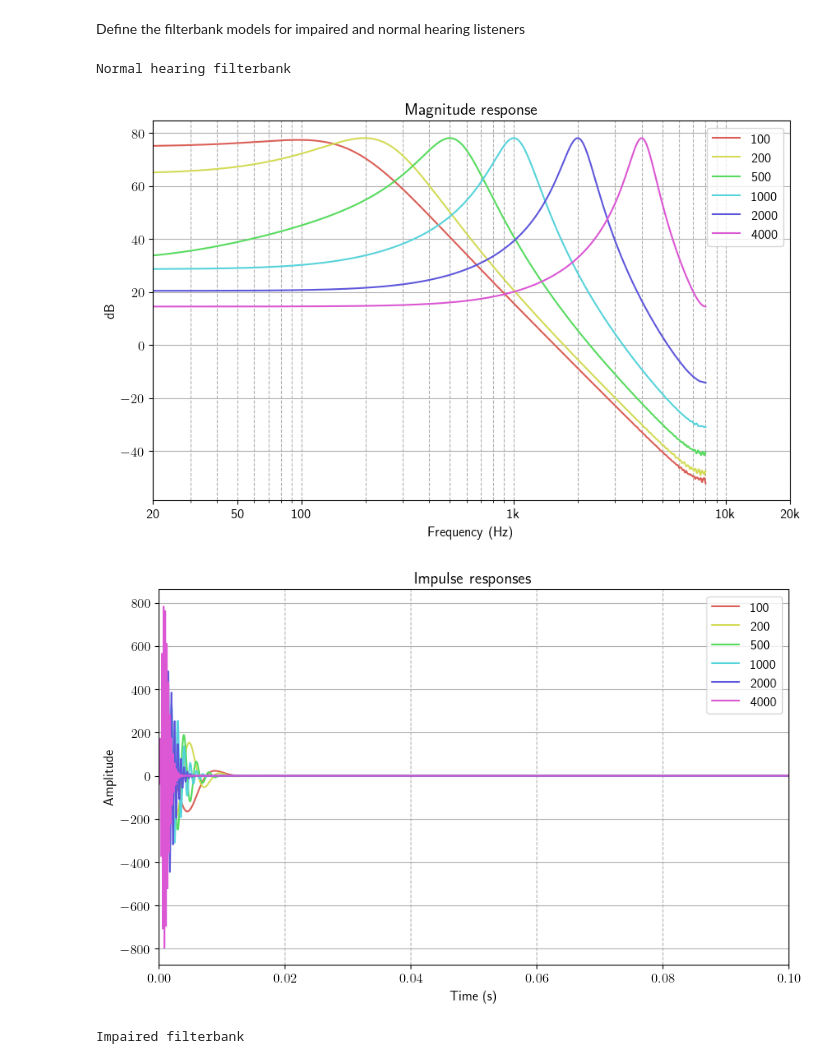
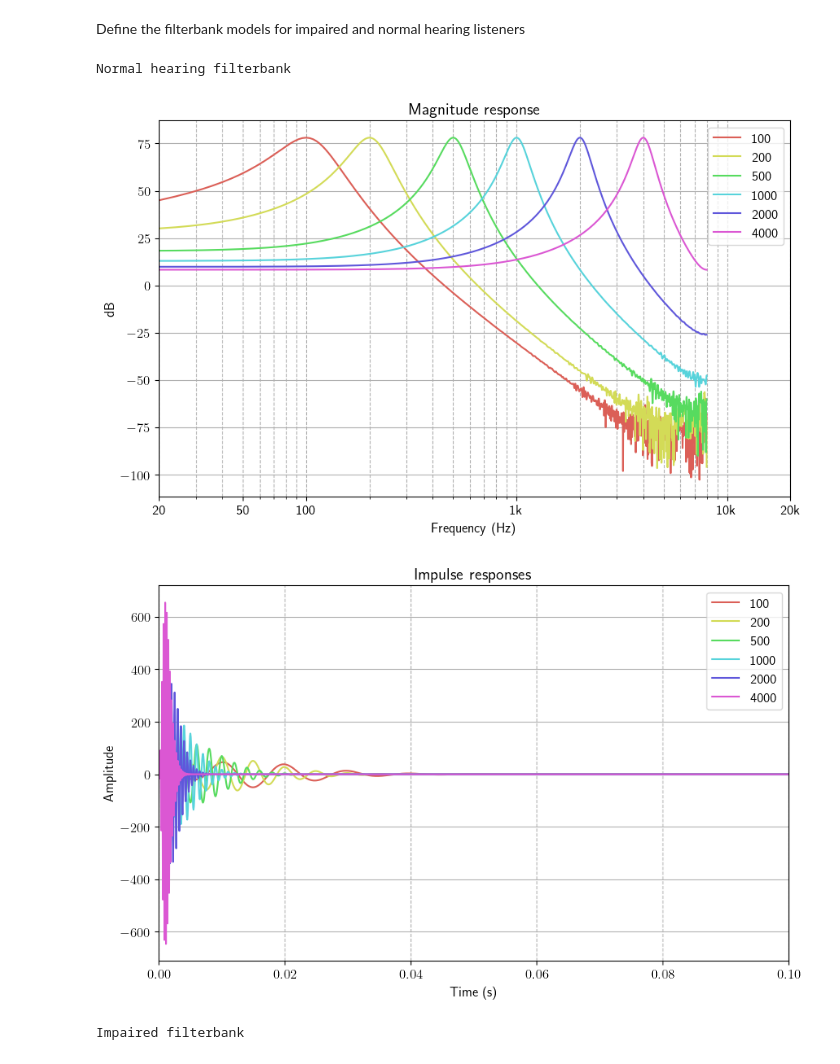
Before and after one commit to alruts/DDSP, a Jupyter notebook: notebooks/model_v1.ipynb, the cells around one changed output. Cells and saved outputs as stored; diff of their text form; code cells hidden in the pictures.

```diff
--- a/notebooks/model_v1.ipynb
+++ b/notebooks/model_v1.ipynb
@@ -55,29 +114,29 @@ Define the filterbank models for impaired and normal hearing listeners
 # %%
 # initiate a normal hearing gammatone filterbank
 filterbank_NH = GammaToneFilterbank(
     duration=0.25,
     center_frequencies=center_frequencies,
     fs_hz=samplerate,
     impairment_factor=0,
 )
 
 # initiate a impaired gammatone filterbank
 filterbank_HI = GammaToneFilterbank(
     duration=0.25,
     center_frequencies=center_frequencies,
     fs_hz=samplerate,
     impairment_factor=100,
 )
 
 
 print("Normal hearing filterbank")
-plot_gammabank(filterbank_HI,center_frequencies=center_frequencies)
+plot_gammabank(filterbank_NH,center_frequencies=center_frequencies)
 print("Impaired filterbank")
 plot_gammabank(filterbank_HI,center_frequencies=center_frequencies)
 # %% [output]
 Normal hearing filterbank
-[figure, old version]
+[figure, new version]
-[figure, old version]
+[figure, new version]
 Impaired filterbank
 [figure]
 [figure]
```
Also changed, not shown: parts of 9 cells of this notebook, 26 other files.
